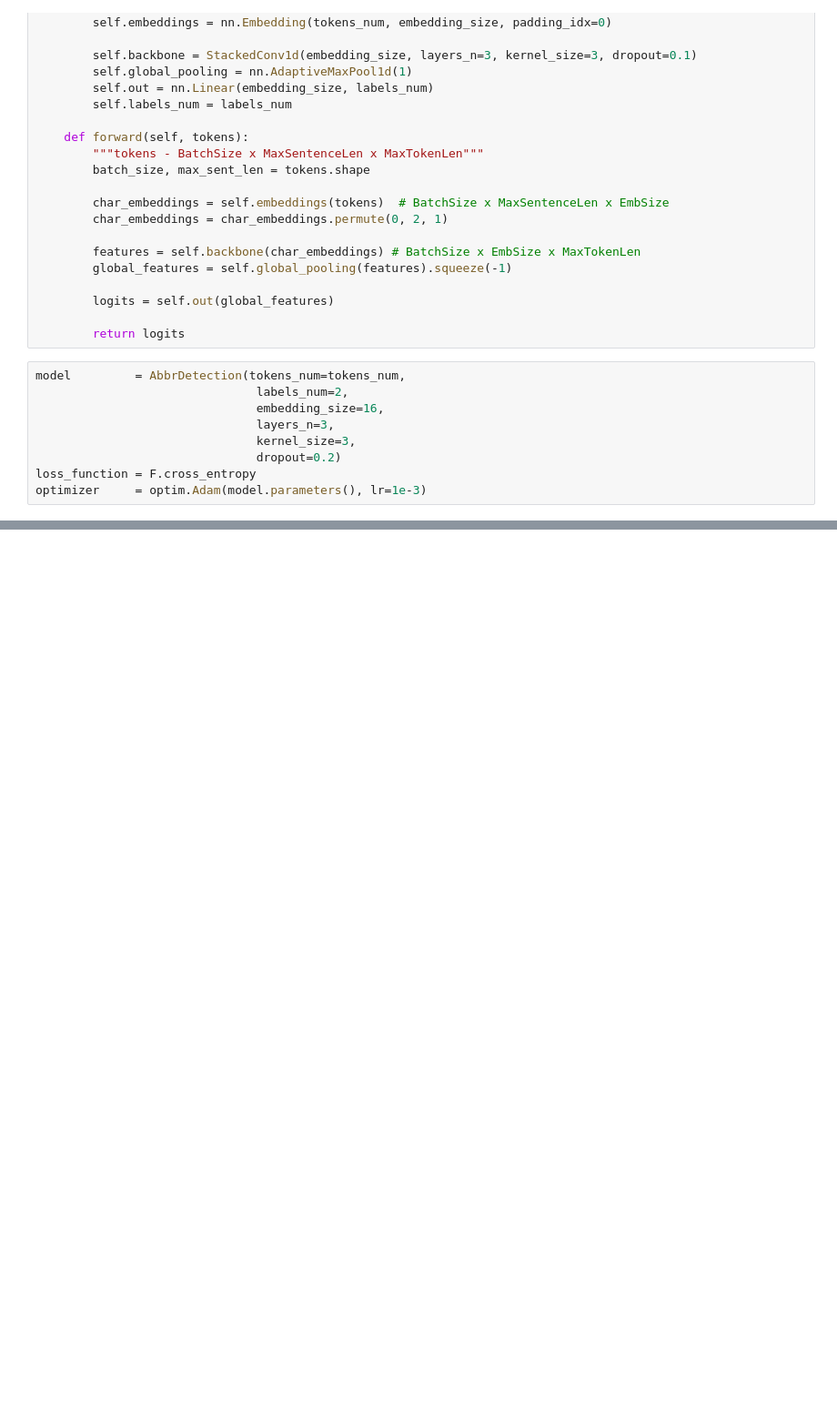
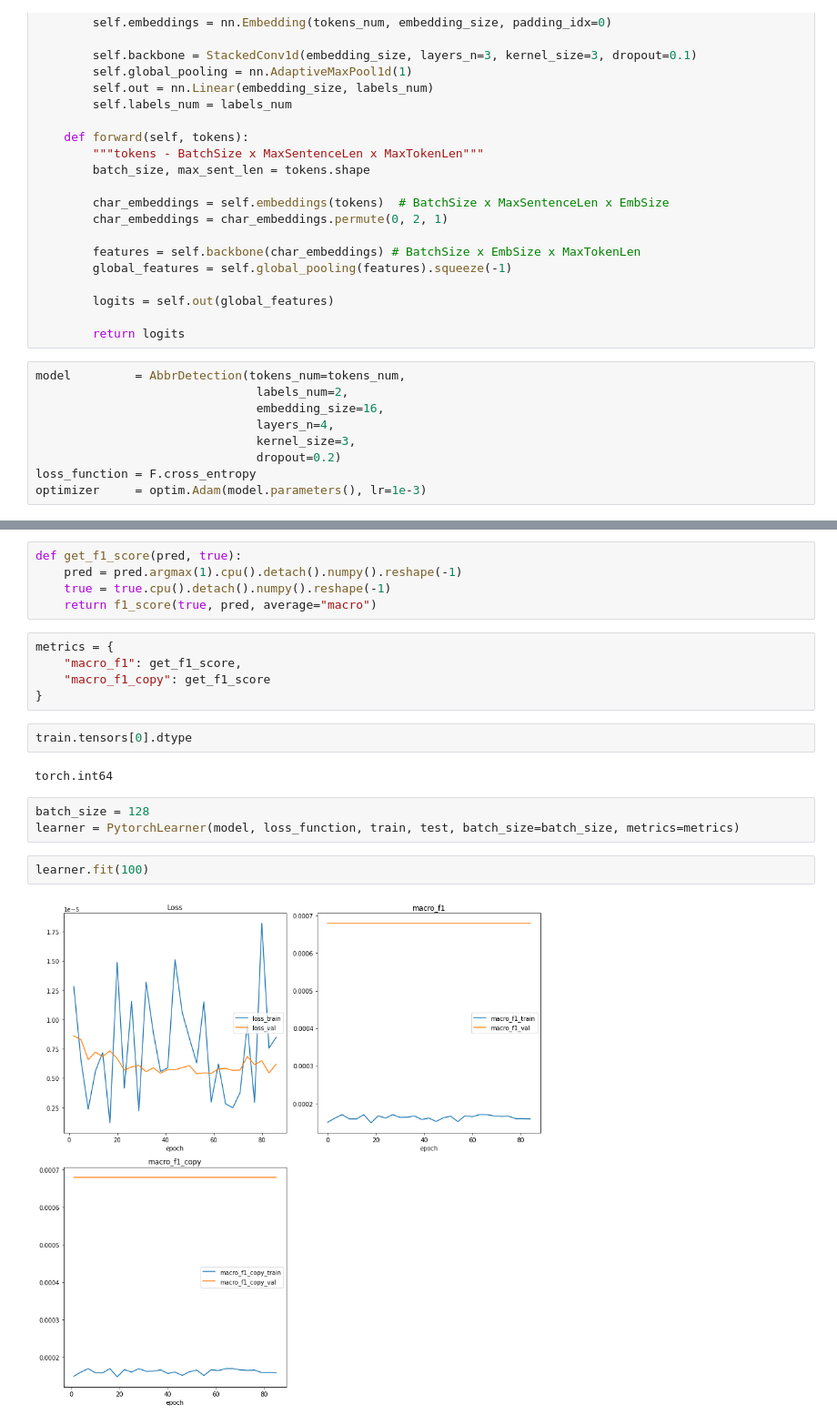
Before and after one commit to RobertVoropaev/AbbreviationExpansionRuModel, a Jupyter notebook: notebooks/6.abbrdetection.ipynb, the cells around one changed output, grey strips where cells are left out. Shown: that part at 91% size. Drawn from its saved outputs; the diff is of its cells as text; blank space fills up the shorter version.

```diff
--- a/notebooks/6.abbrdetection.ipynb
+++ b/notebooks/6.abbrdetection.ipynb
@@ -162,7 +175,7 @@ class AbbrDetection(nn.Module):
 model         = AbbrDetection(tokens_num=tokens_num,
                                labels_num=2,
                                embedding_size=16,
-                               layers_n=3,
+                               layers_n=4,
                                kernel_size=3,
                                dropout=0.2)
 loss_function = F.cross_entropy
@@ -254,0 +183,21 @@ macro_f1
+# %%
+def get_f1_score(pred, true):
+    pred = pred.argmax(1).cpu().detach().numpy().reshape(-1)
+    true = true.cpu().detach().numpy().reshape(-1)
+    return f1_score(true, pred, average="macro")
+# %%
+metrics = {
+    "macro_f1": get_f1_score,
+    "macro_f1_copy": get_f1_score
+}
+# %%
+train.tensors[0].dtype
+# %% [output]
+torch.int64
+# %%
+batch_size = 128
+learner = PytorchLearner(model, loss_function, train, test, batch_size=batch_size, metrics=metrics)
+# %%
+learner.fit(100)
+# %% [output]
+[figure, added]
```
Also changed, not shown: parts of 21 cells of this notebook, 20 other files.
